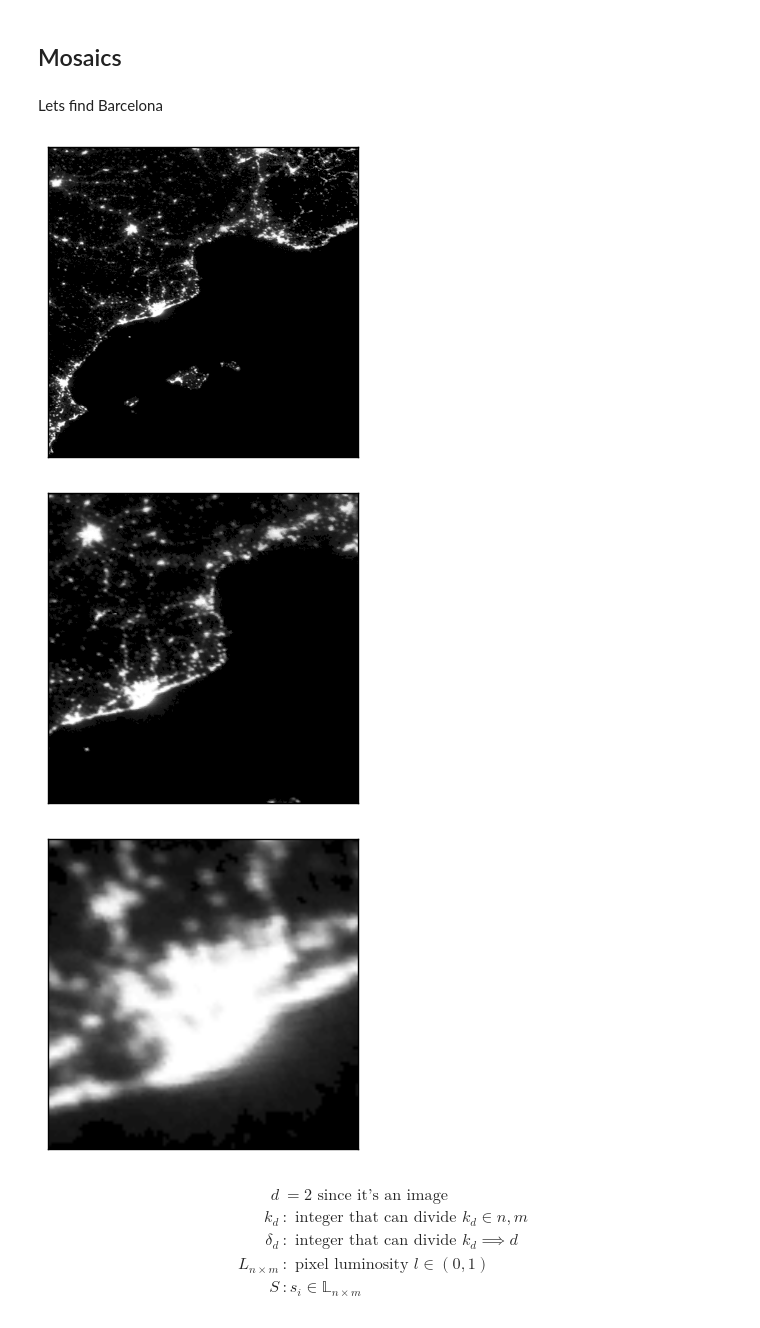
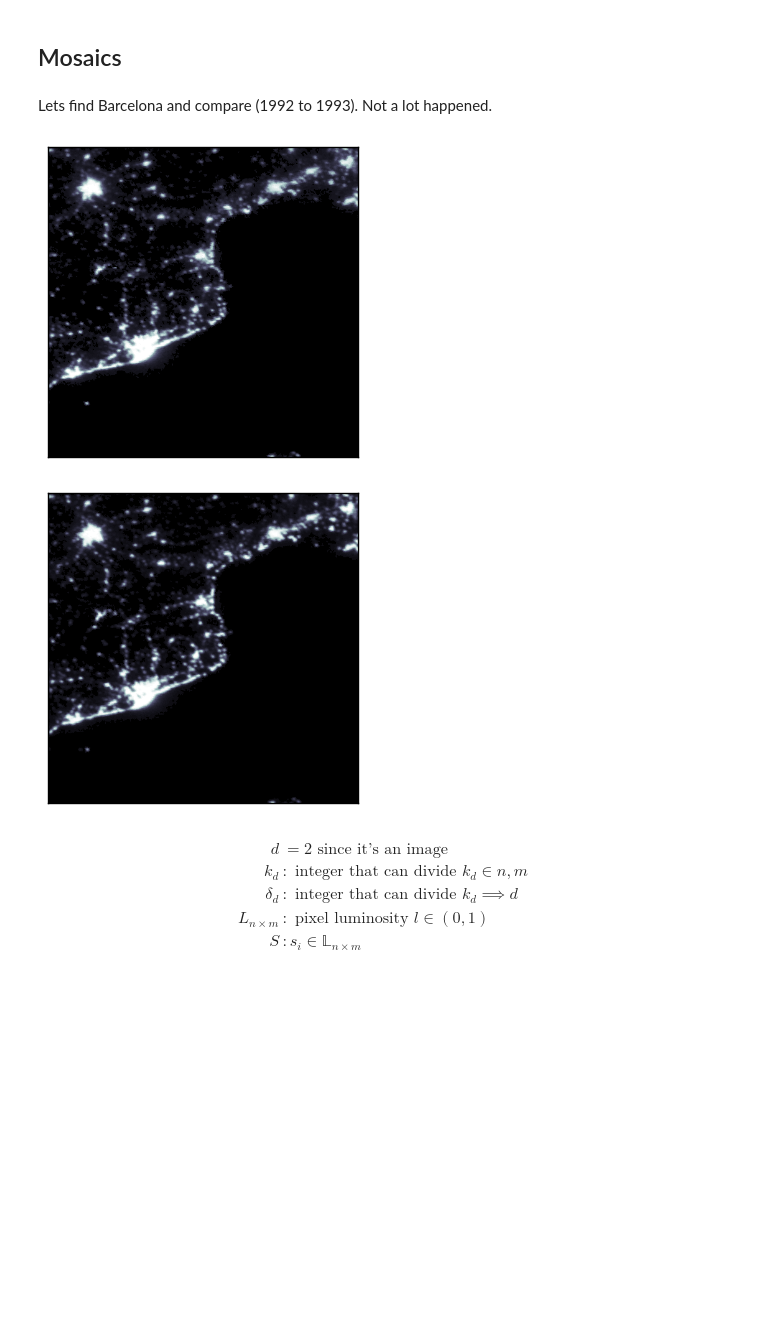
Before and after one commit to feliuserra/Luminosity, a Jupyter notebook: VIIRS.ipynb, the cells around one changed output. Saved outputs shown, nothing was run; the diff lists cells and outputs as text; code cells hidden in the pictures; blank space fills up the shorter version.

Commit message:
Add some notes and more data exploration

```diff
--- a/VIIRS.ipynb
+++ b/VIIRS.ipynb
@@ -22,28 +22,37 @@ image.shape
 # %% [markdown]
 ## Mosaics
 # %%
-tif_path = 'data/VIIRS/F101992.v4/F101992.v4b_web.stable_lights.avg_vis.tif'
-with TiffFile(tif_path) as tif:
-    image = tif.asarray()
+tif_paths = [
+    'data/VIIRS/F101992.v4/F101992.v4b_web.stable_lights.avg_vis.tif',
+    'data/VIIRS/F101993.v4/F101993.v4b_web.stable_lights.avg_vis.tif'
+]
+n = 16801
+m = 43201
+
+images = np.zeros((len(tif_paths),n,m))
+
+for i, p in enumerate(tif_paths):
+    with TiffFile(p) as tif:
+        images[i] = tif.asarray()
-# %% [markdown]
-Lets find Barcelona
+# %% [markdown]
+Lets find Barcelona and compare (1992 to 1993). Not a lot happened.
 # %%
-plt.imshow(image[3500:4500,21500:22500])
-plt.xticks([])
-plt.yticks([])
-plt.show()
-plt.imshow(image[3700:4200,21700:22200])
-plt.xticks([])
-plt.yticks([])
-plt.show()
-plt.imshow(image[3970:4070,21800:21900])
-plt.xticks([])
-plt.yticks([])
-plt.show()
+for i, image in enumerate(images):
+#     plt.imshow(image[3500:4500,21500:22500], cmap='bone')
+#     plt.xticks([])
+#     plt.yticks([])
+#     plt.show()
+    plt.imshow(image[3700:4200,21700:22200], cmap='bone')
+    plt.xticks([])
+    plt.yticks([])
+    plt.show()
+#     plt.imshow(image[3970:4070,21800:21900], cmap='bone')
+#     plt.xticks([])
+#     plt.yticks([])
+#     plt.show()
 # %% [output]
-[figure, old version]
+[figure, new version]
-[figure, old version]
+[figure, new version]
-[figure, removed]
 # %%
 image[(image == np.inf)] = 1
 image = image - image.min()
```
Also changed, not shown: parts of 9 cells of this notebook, 2 other files.
